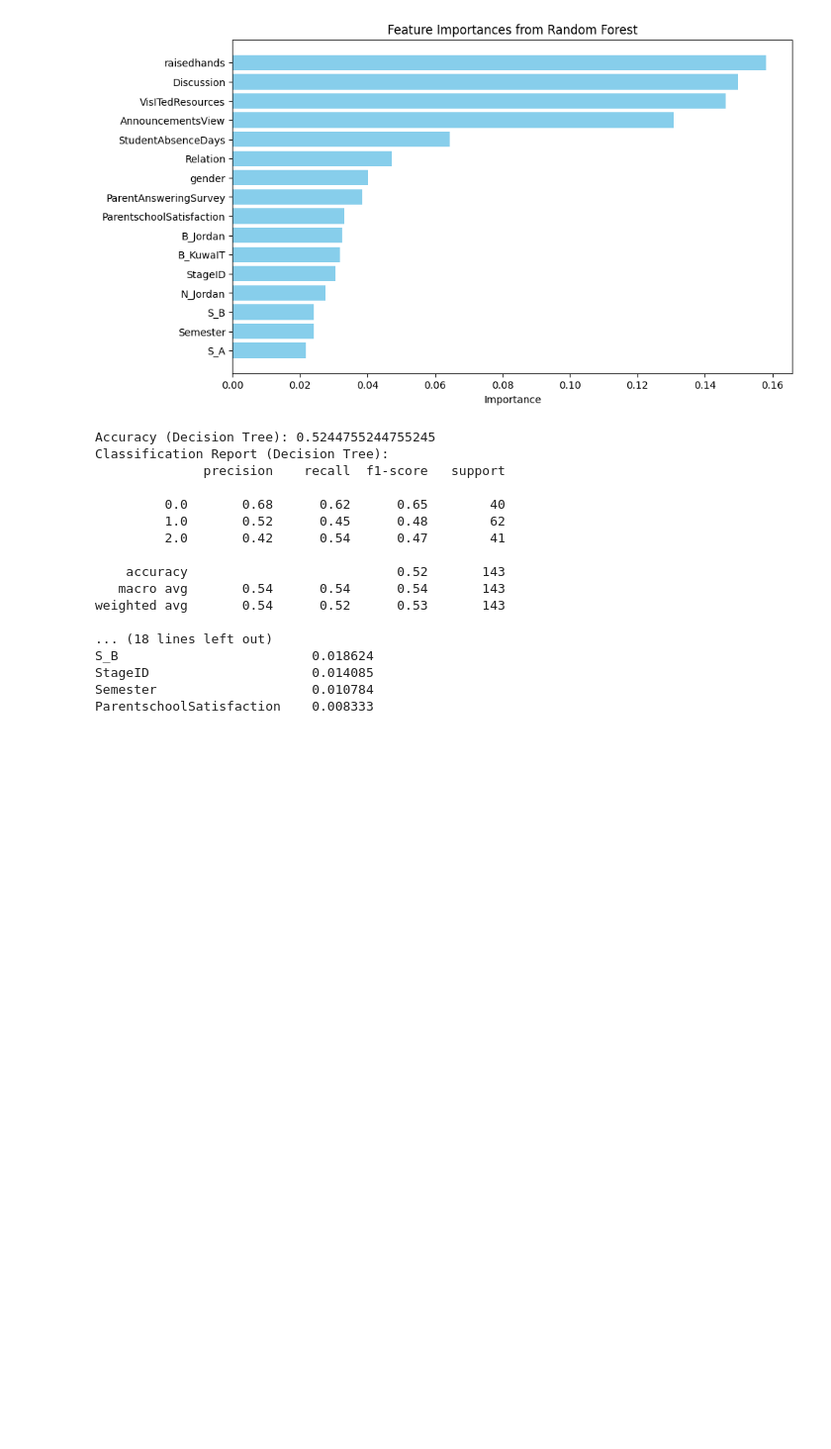
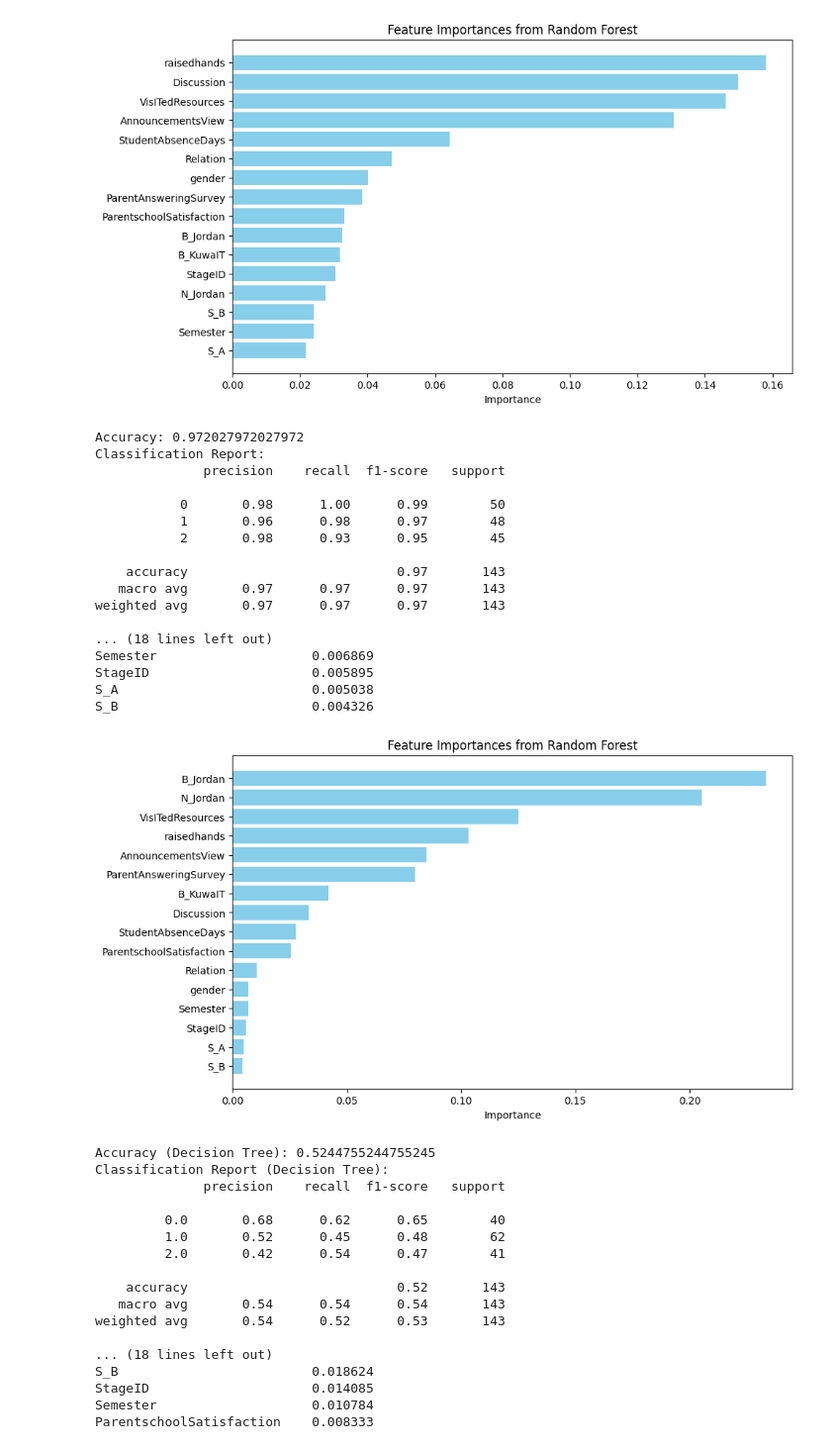
Before and after one commit to FaridRash/HW-SW-B, a Jupyter notebook: Notebooks/Farid/Farid_final_with_comments.ipynb, the cells around one changed output. Shown at 99% size. Saved outputs shown, nothing was run; the diff lists cells and outputs as text; code cells hidden in the pictures; blank space fills up the shorter version.

Commit message:
Nulls heat map and Random Forest(Cluster)

```diff
--- a/Notebooks/Farid/Farid_final_with_comments.ipynb
+++ b/Notebooks/Farid/Farid_final_with_comments.ipynb
@@ -1095,6 +1100,86 @@ S_B                         0.024198
 Semester                    0.024016
 S_A                         0.021692
 [figure]
+# %%
+# Define feature columns and target column
+feature_columns = ['gender', 'StageID', 'Semester', 'Relation', 'raisedhands',
+                   'VisITedResources', 'AnnouncementsView', 'Discussion',
+                   'ParentAnsweringSurvey', 'ParentschoolSatisfaction',
+                   'StudentAbsenceDays', 'N_Jordan', 'B_Jordan', 'B_KuwaIT', 'S_A', 'S_B']
+
+# Define feature columns and target column for "Cluster"
+target_column = 'Cluster'
+
+# Select features (X) and target (y)
+X = vif_droped_data[feature_columns]
+y = vif_droped_data[target_column]
+
+# Split data into training and test sets
+from sklearn.model_selection import train_test_split
+X_train, X_test, y_train, y_test = train_test_split(X, y, test_size=0.3, random_state=42)
+
+# Initialize Random Forest Classifier
+from sklearn.ensemble import RandomForestClassifier
+rf_clf = RandomForestClassifier(n_estimators=100, random_state=42)
+
+# Train the model
+rf_clf.fit(X_train, y_train)
+
+# Make predictions on the test set
+y_pred = rf_clf.predict(X_test)
+
+# Evaluate the model
+from sklearn.metrics import accuracy_score, classification_report, confusion_matrix
+accuracy = accuracy_score(y_test, y_pred)
+classification_rep = classification_report(y_test, y_pred)
+conf_matrix = confusion_matrix(y_test, y_pred)
+
+# Print evaluation metrics
+print(f'Accuracy: {accuracy}')
+print('Classification Report:')
+print(classification_rep)
+print('Confusion Matrix:')
+print(conf_matrix)
+
+# Optional: Feature Importance
+import pandas as pd
+import matplotlib.pyplot as plt
+
+# Calculate feature importances
+feature_importances = pd.DataFrame(rf_clf.feature_importances_,
+                                   index=feature_columns,
+                                   columns=['Importance']).sort_values('Importance', ascending=False)
+
+# Print feature importances
+print('Feature Importances:')
+print(feature_importances)
+
+# Visualize Feature Importances
+plt.figure(figsize=(10, 6))
+plt.barh(feature_importances.index, feature_importances['Importance'], color='skyblue')
+plt.xlabel('Importance')
+plt.title('Feature Importances from Random Forest')
+plt.gca().invert_yaxis()
+plt.show()
+# %% [output]
+Accuracy: 0.972027972027972
+Classification Report:
+              precision    recall  f1-score   support
+
+           0       0.98      1.00      0.99        50
+           1       0.96      0.98      0.97        48
+           2       0.98      0.93      0.95        45
+
+    accuracy                           0.97       143
+   macro avg       0.97      0.97      0.97       143
+weighted avg       0.97      0.97      0.97       143
+
+... (18 lines left out)
+Semester                    0.006869
+StageID                     0.005895
+S_A                         0.005038
+S_B                         0.004326
+[figure, added]
 # %%
 # Import Decision Tree Classifier
 from sklearn.tree import DecisionTreeClassifier
```
Also changed, not shown: parts of 2 cells of this notebook.
